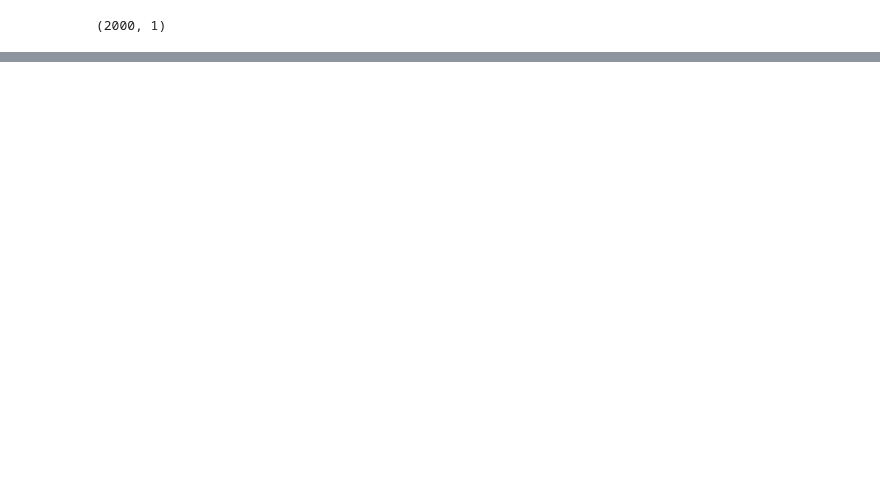
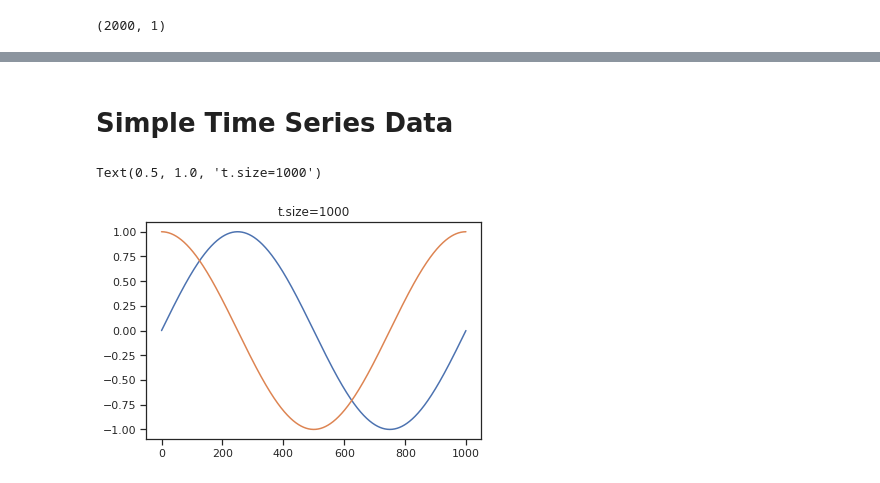
Before and after one commit to chayapan/thesis, a Jupyter notebook: 4.0 Time-series Prediction/DataGeneratorFunction.ipynb, the cells around one changed output, grey strips where cells are left out. Drawn from its saved outputs; the diff is of its cells as text; code cells hidden in the pictures; blank space fills up the shorter version.

```diff
--- a/4.0 Time-series Prediction/DataGeneratorFunction.ipynb
+++ b/4.0 Time-series Prediction/DataGeneratorFunction.ipynb
@@ -160,0 +166,14 @@ TypeError: scatter() missing 1 required positional argument: 'y'
+# %% [markdown]
+# Simple Time Series Data
+# %%
+t = np.linspace(0, 2*np.pi, 1000)
+
+sin_t = np.sin(t)
+cos_t = np.cos(t)
+
+plt.plot(np.sin(t)) # basic Sine function plot over the t time axis.
+plt.plot(np.cos(t)) # Cosine function of t
+plt.title('t.size=%s' % t.size)
+# %% [output]
+Text(0.5, 1.0, 't.size=1000')
+[figure, added]
```
Also changed, not shown: parts of 50 cells of this notebook.
